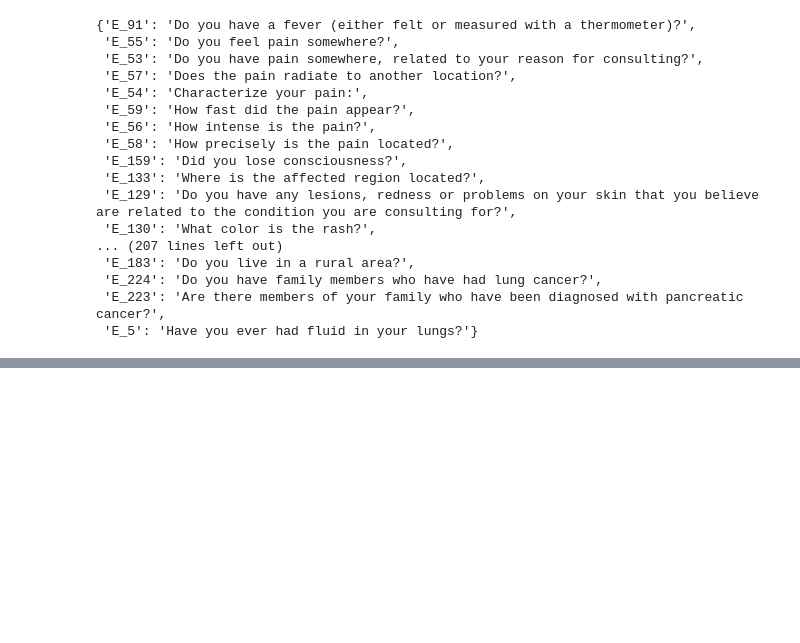
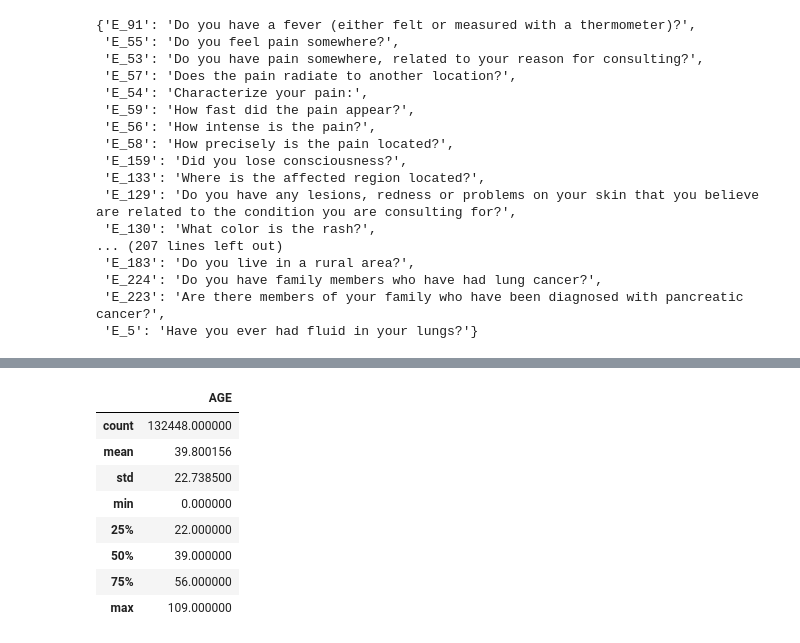
Before and after one commit to antil-samarth/Disease-prediction, a Jupyter notebook: head.ipynb, the cells around one changed output, grey strips where cells are left out. Cells and saved outputs as stored; diff of their text form; code cells hidden in the pictures; blank space fills up the shorter version.

```diff
--- a/head.ipynb
+++ b/head.ipynb
@@ -134,0 +151,12 @@ symptom_questions_dict
+# %%
+df.describe()
+# %% [output]
+|  | AGE |
+| count | 132448.000000 |
+| mean | 39.800156 |
+| std | 22.738500 |
+| min | 0.000000 |
+| 25% | 22.000000 |
+| 50% | 39.000000 |
+| 75% | 56.000000 |
+| max | 109.000000 |
```
Also changed, not shown: parts of 12 cells of this notebook, 1 other file.
